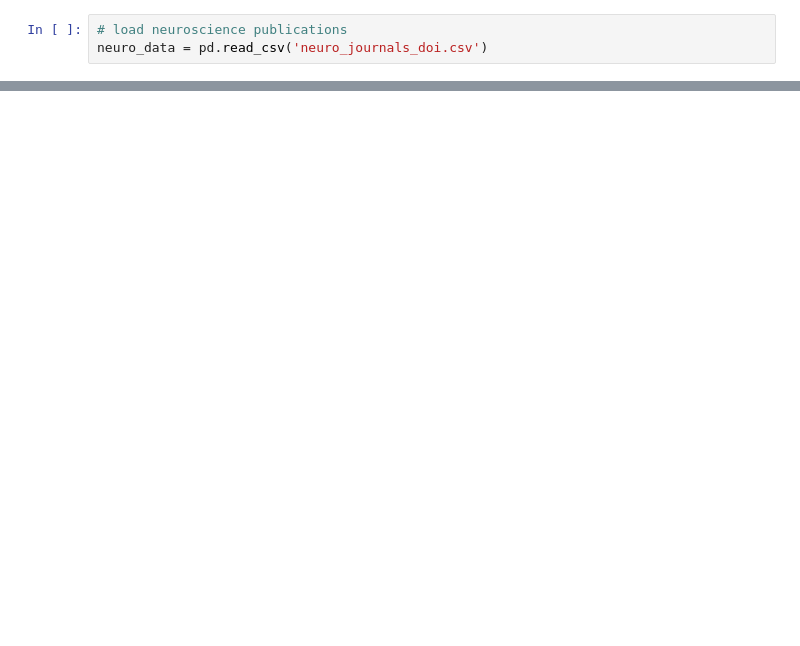
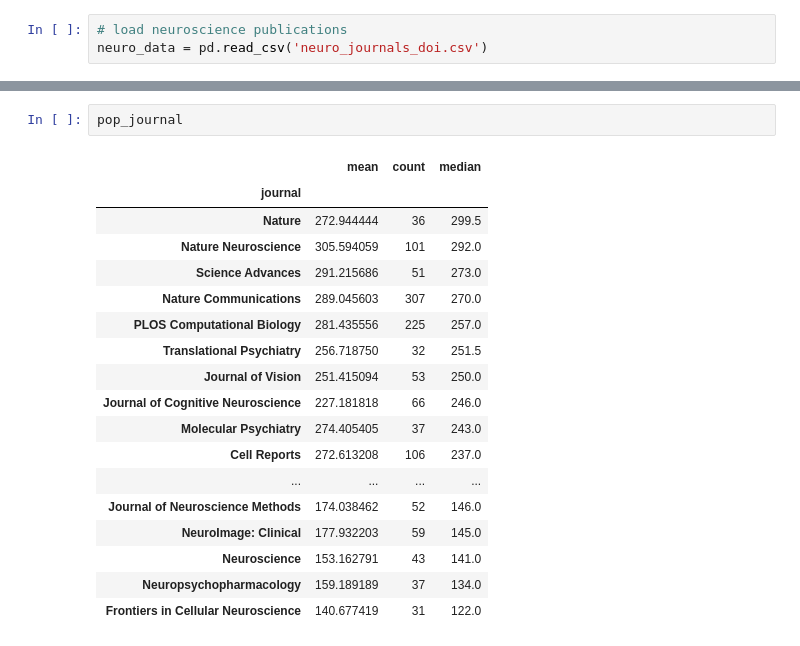
Before and after one commit to marinafridman/delays, a Jupyter notebook: plot_pub_times_per_journal.ipynb, the cells around one changed output, grey strips where cells are left out. Drawn from its saved outputs; the diff is of its cells as text; blank space fills up the shorter version.

```diff
--- a/plot_pub_times_per_journal.ipynb
+++ b/plot_pub_times_per_journal.ipynb
@@ -42,0 +86,21 @@ g = sns.catplot(x="index", y="vals", hue='cols', data=pop_journals, kind='point'
+# %%
+pop_journal
+# %% [output]
+|  | mean | count | median |
+| journal |  |  |  |
+| Nature | 272.944444 | 36 | 299.5 |
+| Nature Neuroscience | 305.594059 | 101 | 292.0 |
+| Science Advances | 291.215686 | 51 | 273.0 |
+| Nature Communications | 289.045603 | 307 | 270.0 |
+| PLOS Computational Biology | 281.435556 | 225 | 257.0 |
+| Translational Psychiatry | 256.718750 | 32 | 251.5 |
+| Journal of Vision | 251.415094 | 53 | 250.0 |
+| Journal of Cognitive Neuroscience | 227.181818 | 66 | 246.0 |
+| Molecular Psychiatry | 274.405405 | 37 | 243.0 |
+| Cell Reports | 272.613208 | 106 | 237.0 |
+| ... | ... | ... | ... |
+| Journal of Neuroscience Methods | 174.038462 | 52 | 146.0 |
+| NeuroImage: Clinical | 177.932203 | 59 | 145.0 |
+| Neuroscience | 153.162791 | 43 | 141.0 |
+| Neuropsychopharmacology | 159.189189 | 37 | 134.0 |
+| Frontiers in Cellular Neuroscience | 140.677419 | 31 | 122.0 |
```
Also changed, not shown: parts of 9 cells of this notebook.
